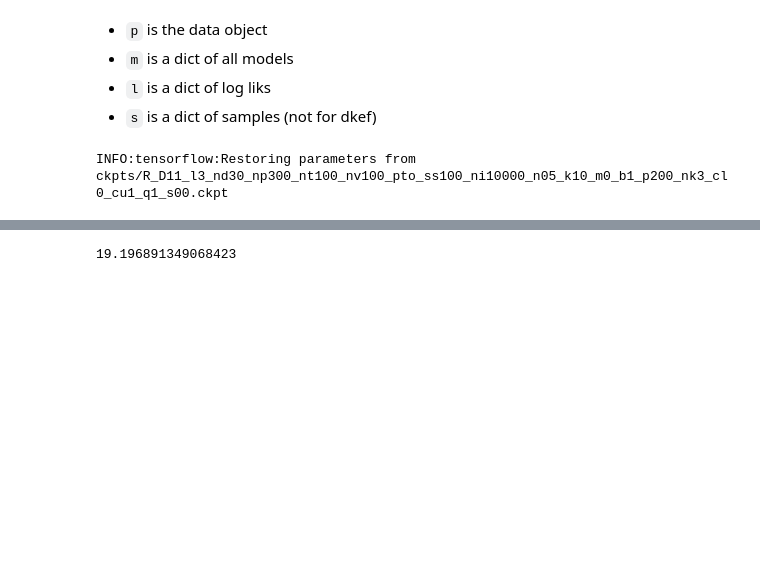
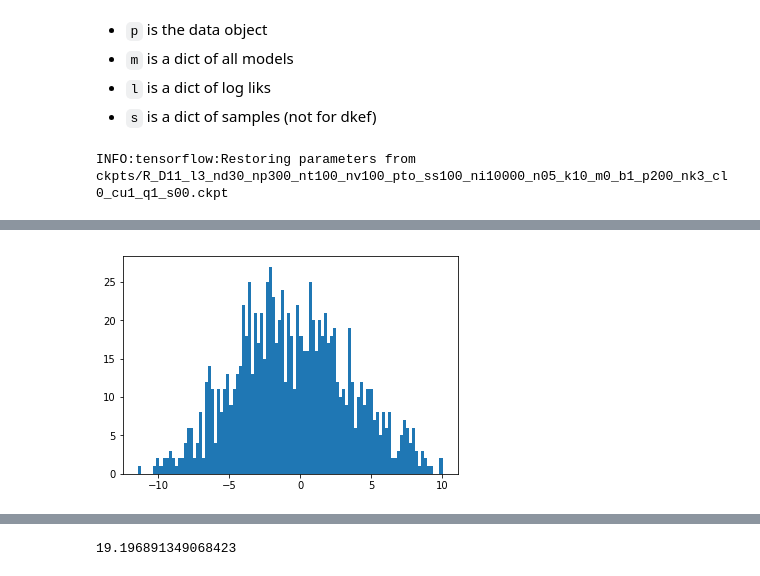
Before and after one commit to kevin-w-li/deep-kexpfam, a Jupyter notebook: load_all_models.ipynb, the cells around one changed output, grey strips where cells are left out. Cells and saved outputs as stored; diff of their text form; code cells hidden in the pictures; blank space fills up the shorter version.

```diff
--- a/load_all_models.ipynb
+++ b/load_all_models.ipynb
@@ -39,0 +48,8 @@ d.estimate_normaliser(100000)
+# %%
+d = m["dkef"]
+d.estimate_normaliser(100000, batch_size=1000)
+logr = d.get_q_logr(10000)
+# %%
+plt.hist(d.fun_multiple(np.random.randn(1000,11)), bins=100);
+# %% [output]
+[figure, added]
```
Also changed, not shown: parts of 7 cells of this notebook, 5 other files.
